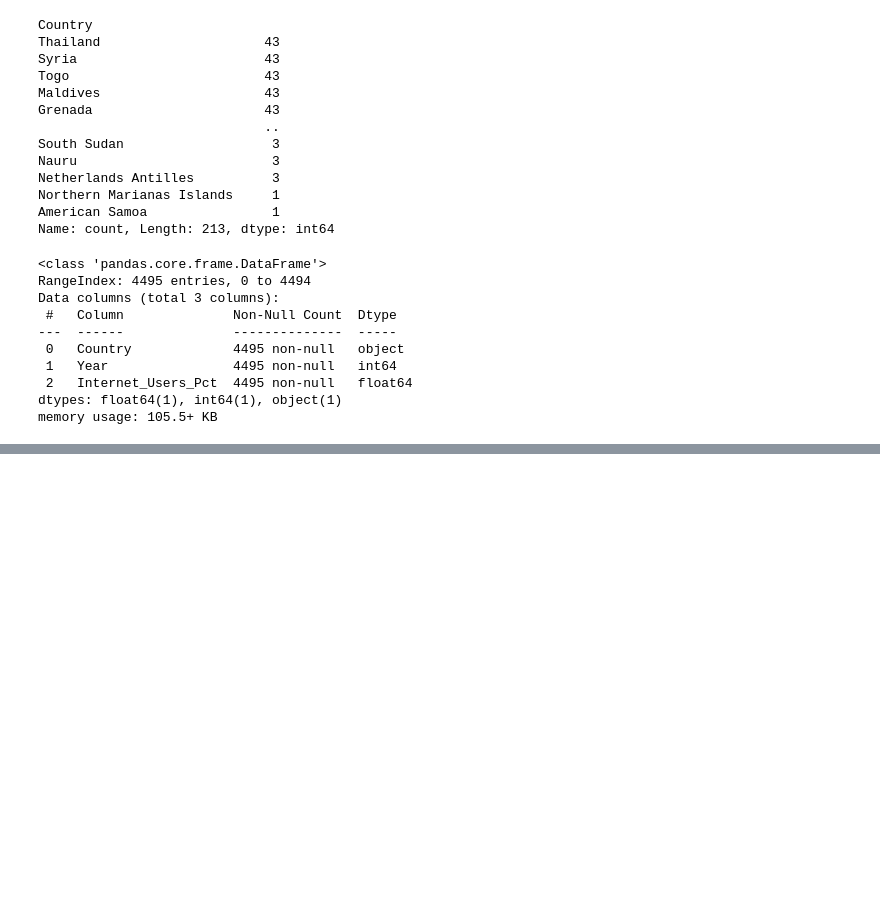
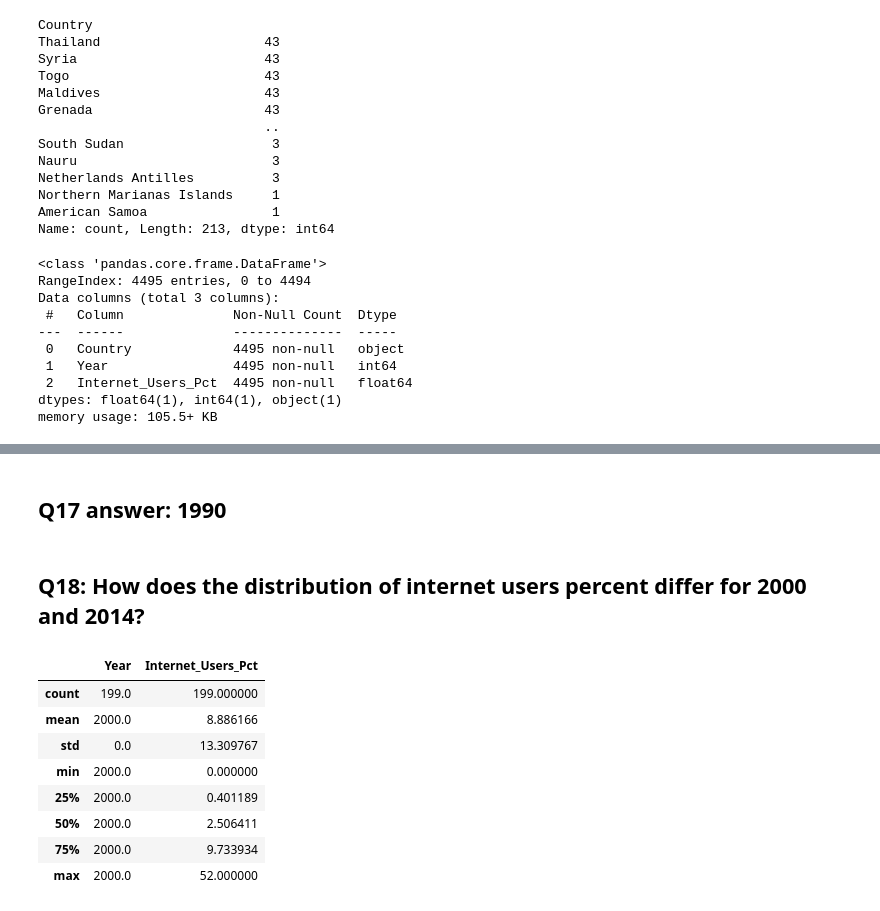
Before and after one commit to NSS-Data-Analytics-Cohort-11/undata-eemchadwick, a Jupyter notebook: notebook/UN_data_analysis.ipynb, the cells around one changed output, grey strips where cells are left out. Drawn from its saved outputs; the diff is of its cells as text; code cells hidden in the pictures; blank space fills up the shorter version.

```diff
--- a/notebook/UN_data_analysis.ipynb
+++ b/notebook/UN_data_analysis.ipynb
@@ -669,0 +668,18 @@ pct_nonzero.sort_values(["Year", "Internet_Users_Pct"])
+# %% [markdown]
+## Q17 answer: 1990
+# %% [markdown]
+## Q18: How does the distribution of internet users percent differ for 2000 and 2014?
+# %%
+#making a variable for year 2000
+int_2000 = internet_dfnew[internet_dfnew["Year"] == 2000]
+int_2000.describe()
+# %% [output]
+|  | Year | Internet_Users_Pct |
+| count | 199.0 | 199.000000 |
+| mean | 2000.0 | 8.886166 |
+| std | 0.0 | 13.309767 |
+| min | 2000.0 | 0.000000 |
+| 25% | 2000.0 | 0.401189 |
+| 50% | 2000.0 | 2.506411 |
+| 75% | 2000.0 | 9.733934 |
+| max | 2000.0 | 52.000000 |
```
Also changed, not shown: parts of 13 cells of this notebook.
